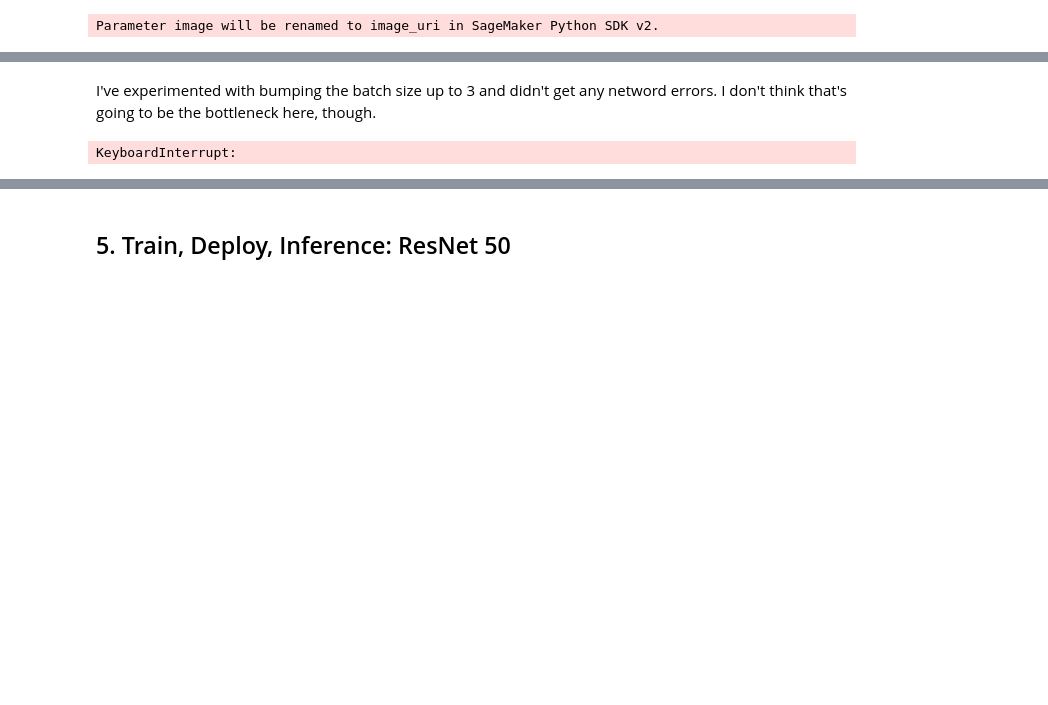
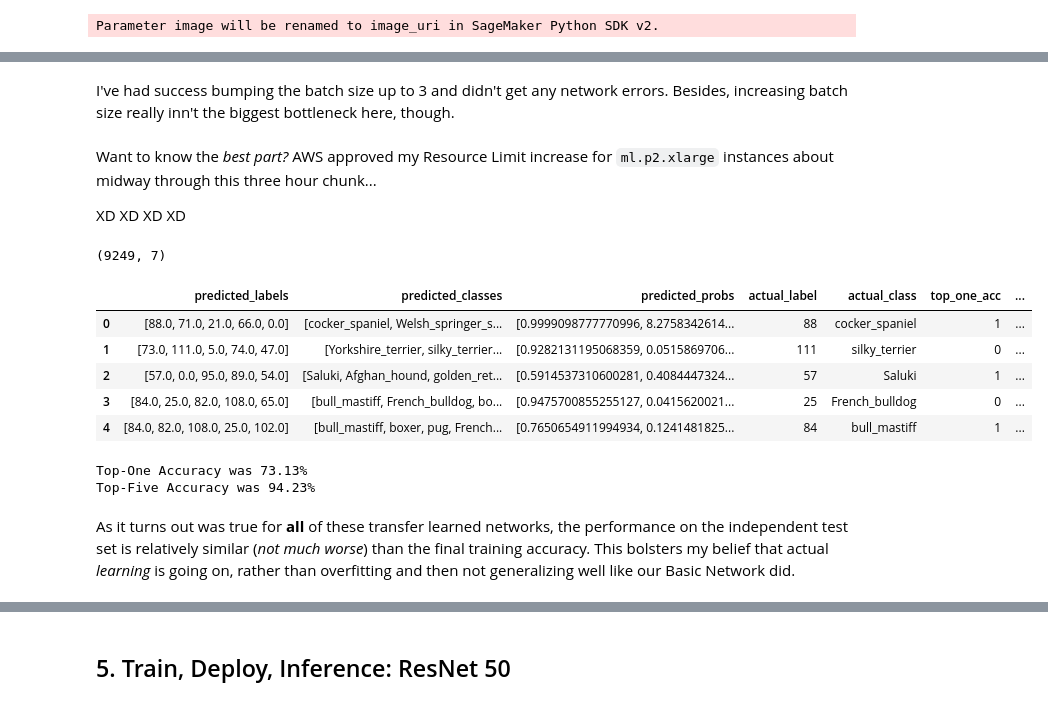
Before and after one commit to ZombieSocrates/ml-udacity-capstone, a Jupyter notebook: 3-CNN_Transfer_Learning.ipynb, the cells around one changed output, grey strips where cells are left out. Saved outputs shown, nothing was run; the diff lists cells and outputs as text; code cells hidden in the pictures; blank space fills up the shorter version.

Commit message:
Notebook for Transfer Learning; VGG16 complete on sagemaker

```diff
--- a/3-CNN_Transfer_Learning.ipynb
+++ b/3-CNN_Transfer_Learning.ipynb
@@ -379,6 +378,6 @@ vgg16_model_data
 # %%
 from sagemaker.pytorch import PyTorchModel
-model = PyTorchModel(model_data = estimator.model_data,
+model = PyTorchModel(model_data = vgg16_model_data,
                      role = role,
                      framework_version = "1.5.0",
                      entry_point = "predict.py",
@@ -388,5 +389,5 @@ Parameter image will be renamed to image_uri in SageMaker Python SDK v2.
 # %%
 %%time
-predictor = model.deploy(initial_instance_count = 1, instance_type = "ml.p2.xlarge")
+predictor = model.deploy(initial_instance_count = 1, instance_type = "ml.t2.medium")
 # %% [output]
 'create_image_uri' will be deprecated in favor of 'ImageURIProvider' class in SageMaker Python SDK v2.
@@ -395,5 +396,5 @@ Wall time: 11min 18s
 # %% [markdown]
-I've experimented with bumping the batch size up to 3 and didn't get any netword errors. I don't think that's going to be the bottleneck here, though.
+I've had success bumping the batch size up to 3 and didn't get any network errors. Besides, increasing batch size really inn't the biggest bottleneck here, though.
 # %%
 image_transforms = {
     "train":
@@ -416,7 +417,7 @@ image_transforms = {
 }
 test_img_folder = datasets.ImageFolder(root = data_dir / "test",
                                    transform = image_transforms["test"])
-test_data_loader = DataLoader(dataset = test_img_folder, batch_size = 1, shuffle = True)
+test_data_loader = DataLoader(dataset = test_img_folder, batch_size = 3, shuffle = True)
 class_to_idx = test_data_loader.dataset.class_to_idx
 idx_to_class = {idx: class_ for class_, idx in class_to_idx.items()}
 # %%
@@ -441,14 +442,34 @@ for feat_batch, label_batch in tqdm(test_data_loader):
         test_acc_objs.append(acc_dict)
 
 test_df = pd.DataFrame(data = test_acc_objs)
-# %% [output]
-KeyboardInterrupt:
+# %% [markdown]
+Want to know the _best part?_ AWS approved my Resource Limit increase for `ml.p2.xlarge` instances about midway through this three hour chunk...
+
+XD XD XD XD
+# %%
+test_df.shape
+# %% [output]
+(9249, 7)
+# %%
+test_df.head()
+# %% [output]
+|  | predicted_labels | predicted_classes | predicted_probs | actual_label | actual_class | top_one_acc | ... |
+| 0 | [88.0, 71.0, 21.0, 66.0, 0.0] | [cocker_spaniel, Welsh_springer_s... | [0.9999098777770996, 8.2758342614... | 88 | cocker_spaniel | 1 | ... |
+| 1 | [73.0, 111.0, 5.0, 74.0, 47.0] | [Yorkshire_terrier, silky_terrier... | [0.9282131195068359, 0.0515869706... | 111 | silky_terrier | 0 | ... |
+| 2 | [57.0, 0.0, 95.0, 89.0, 54.0] | [Saluki, Afghan_hound, golden_ret... | [0.5914537310600281, 0.4084447324... | 57 | Saluki | 1 | ... |
+| 3 | [84.0, 25.0, 82.0, 108.0, 65.0] | [bull_mastiff, French_bulldog, bo... | [0.9475700855255127, 0.0415620021... | 25 | French_bulldog | 0 | ... |
+| 4 | [84.0, 82.0, 108.0, 25.0, 102.0] | [bull_mastiff, boxer, pug, French... | [0.7650654911994934, 0.1241481825... | 84 | bull_mastiff | 1 | ... |
 # %%
 sagemaker_session.delete_endpoint(predictor.endpoint)
 # %%
 n_test = len(test_df)
 print(f"Top-One Accuracy was {test_df.top_one_acc.sum() / n_test:.2%}")
 print(f"Top-Five Accuracy was {test_df.top_five_acc.sum() / n_test:.2%}")
+# %% [output]
+Top-One Accuracy was 73.13%
+Top-Five Accuracy was 94.23%
+# %% [markdown]
+As it turns out was true for **all** of these transfer learned networks, the performance on the independent test set is relatively similar (*not much worse*) than the final training accuracy. This bolsters my belief that actual *learning* is going on, rather than overfitting and then not generalizing well like our Basic Network did.
 # %%
 breed_agg = {"top_one_acc":"sum",
              "top_five_acc":"sum",
```
Also changed, not shown: parts of 19 cells of this notebook.
